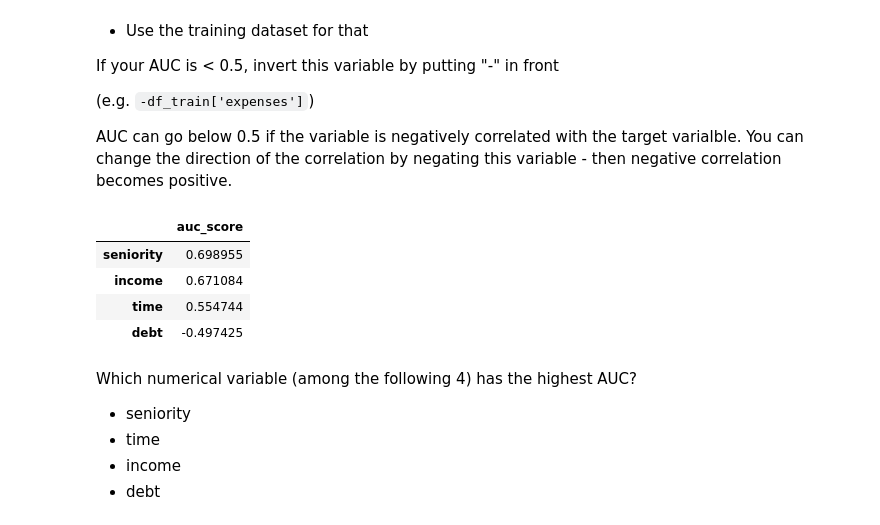
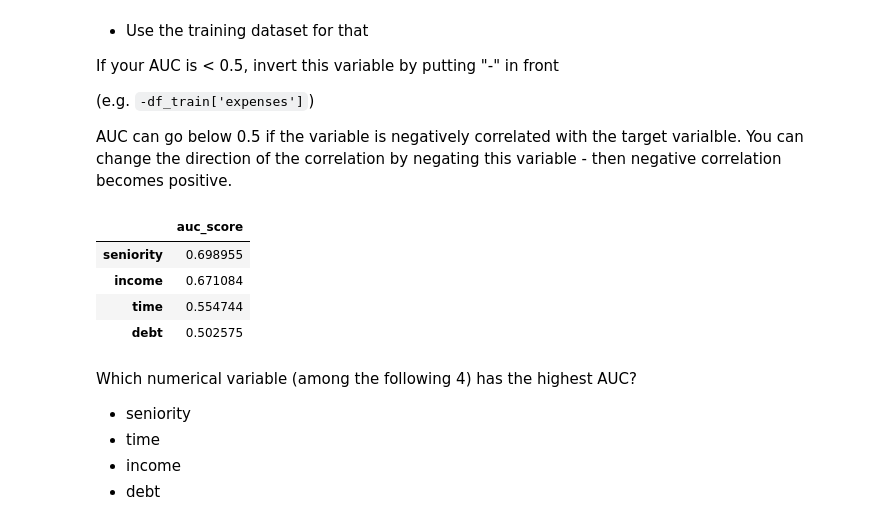
Before and after one commit to amindadgar/ML-Course-HomeWork4, a Jupyter notebook: homework-4-starter.ipynb, the cells around one changed output. Saved outputs shown, nothing was run; the diff lists cells and outputs as text; code cells hidden in the pictures.

```diff
--- a/homework-4-starter.ipynb
+++ b/homework-4-starter.ipynb
@@ -162,57 +162,36 @@ If your AUC is < 0.5, invert this variable by putting "-" in front
 
 AUC can go below 0.5 if the variable is negatively correlated with the target varialble. You can change the direction of the correlation by negating this variable - then negative correlation becomes positive.
 # %%
-########## Create a model just for specific columns
-def predict_specific_model(x_column,y_column):
-    model = LogisticRegression()
-    x_train = df_train[x_column].values.reshape(-1,1)
-    y_train = df_train[y_column]
-    model.fit(x_train, y_train)
-
-    y_pred = model.predict_proba(x_train)
-    y_pred = y_pred[:,1]
-
-    return y_pred
-
-
-seniority_pred = predict_specific_model('seniority','default')
-seniority_auc_score = roc_auc_score(df_train.default, seniority_pred)
-
-time_pred = predict_specific_model('time','default')
-time_auc_score = roc_auc_score(df_train.default, time_pred)
-
-income_pred = predict_specific_model('income','default')
-income_auc_score = roc_auc_score(df_train.default, income_pred)
-
-debt_pred = predict_specific_model('debt', 'default')
-debt_auc_score = roc_auc_score(df_train.default, debt_pred)
+seniority_auc_score = roc_auc_score(df_train.default, df_train.seniority)
+time_auc_score = roc_auc_score(df_train.default, df_train.time)
+income_auc_score = roc_auc_score(df_train.default, df_train.income)
+debt_auc_score = roc_auc_score(df_train.default, df_train.debt)
 
 auc_dict = {
     'seniority': seniority_auc_score,
     'time': time_auc_score,
     'income': income_auc_score,
     'debt': debt_auc_score
 }
-
 ## Replace AUC if it is less than half
 for index in auc_dict:
     if auc_dict[index] < 0.5:
-        auc_dict[index] = -1 * auc_dict[index]
+        auc_dict[index] = roc_auc_score(df_train.default, -df_train[index])
 
 auc_df = pd.DataFrame.from_dict(auc_dict, orient='index')
 auc_df = auc_df.rename(columns={
     0: 'auc_score'
 })
 
 ## Here it's shown that the first column 'seniority' is having the highest auc value
 auc_df = auc_df.sort_values(by = 'auc_score',ascending=False)
 auc_df
 # %% [output]
 |  | auc_score |
 | seniority | 0.698955 |
 | income | 0.671084 |
 | time | 0.554744 |
-| debt | -0.497425 |
+| debt | 0.502575 |
 # %% [markdown]
 Which numerical variable (among the following 4) has the highest AUC?
 
```
Also changed, not shown: parts of 7 cells of this notebook.
